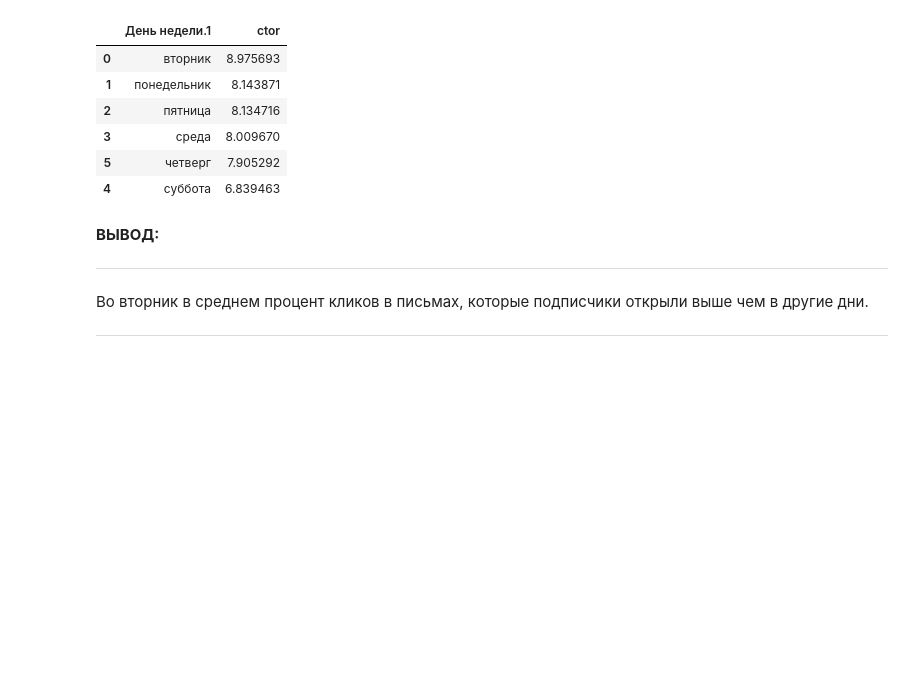
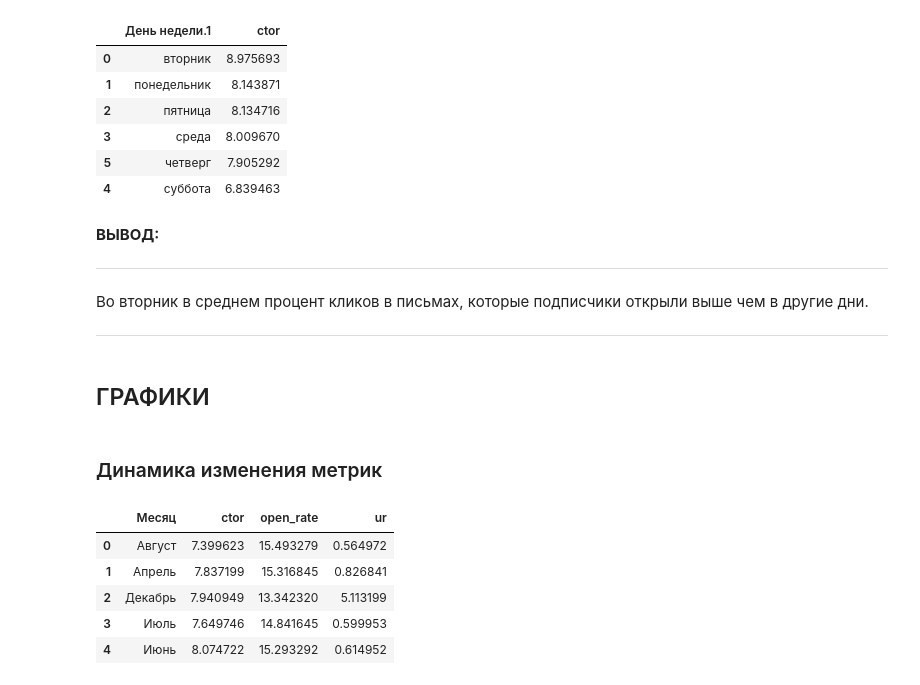
Before and after one commit to A-Goncharov93/mailfit, a Jupyter notebook: mailfit_test.ipynb, the cells around one changed output. Cells and saved outputs as stored; diff of their text form; code cells hidden in the pictures; blank space fills up the shorter version.

```diff
--- a/mailfit_test.ipynb
+++ b/mailfit_test.ipynb
@@ -199,3 +205,20 @@ df[df['ctor'] == df['ctor'].max()][['Тема письма', 'delivery_rate', 'o
 Во вторник в среднем процент кликов в письмах, которые подписчики открыли выше чем в другие дни.
 
 <hr style="border-color: green;">
+# %% [markdown]
+## ГРАФИКИ
+# %% [markdown]
+### Динамика изменения метрик
+# %%
+dynamics = df.pivot_table(index='Месяц', values=['ctor', 'open_rate', 'ur'], aggfunc='mean')
+
+dynamics = dynamics.reset_index()
+
+dynamics.head()
+# %% [output]
+|  | Месяц | ctor | open_rate | ur |
+| 0 | Август | 7.399623 | 15.493279 | 0.564972 |
+| 1 | Апрель | 7.837199 | 15.316845 | 0.826841 |
+| 2 | Декабрь | 7.940949 | 13.342320 | 5.113199 |
+| 3 | Июль | 7.649746 | 14.841645 | 0.599953 |
+| 4 | Июнь | 8.074722 | 15.293292 | 0.614952 |
```
Also changed, not shown: parts of 12 cells of this notebook.
